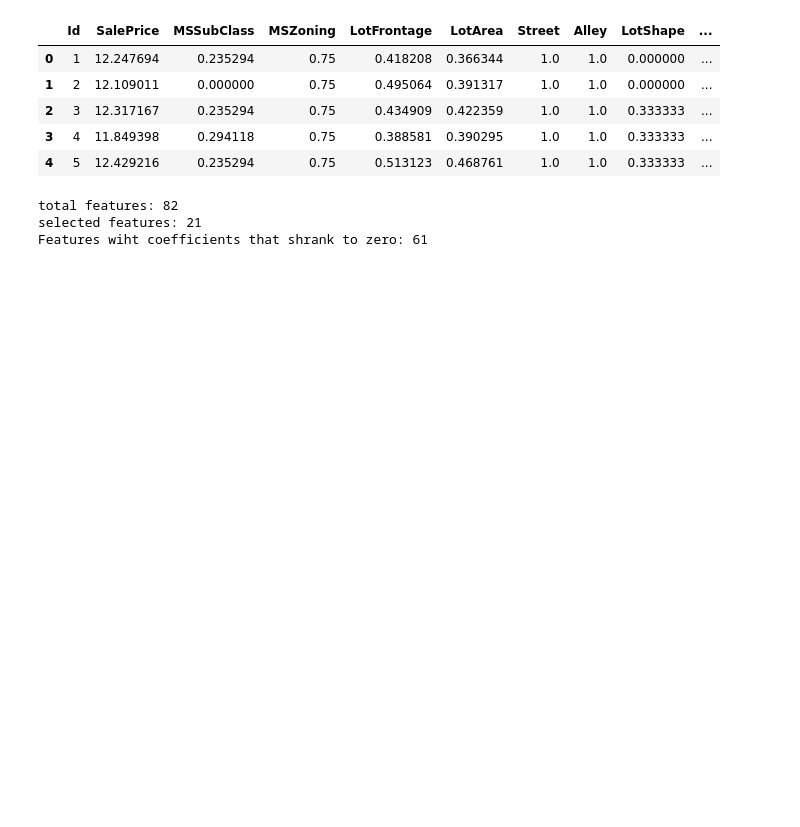
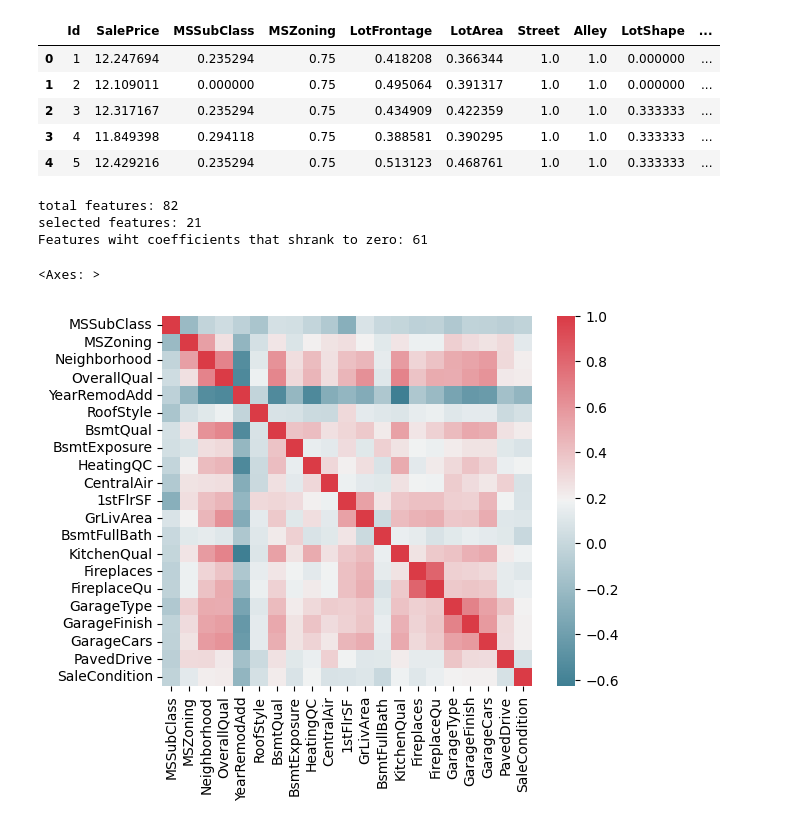
Before and after one commit to MujtabaNasir/advanced_house_prediction, a Jupyter notebook: feature_selection.ipynb, the cells around one changed output. Cells and saved outputs as stored; diff of their text form; code cells hidden in the pictures; blank space fills up the shorter version.

```diff
--- a/feature_selection.ipynb
+++ b/feature_selection.ipynb
@@ -49,6 +49,13 @@ X_train = X_train[selected_feat]
 total features: 82
 selected features: 21
 Features wiht coefficients that shrank to zero: 61
+# %%
+import seaborn as sns
+corr = X_train.corr()
+sns.heatmap(corr,mask=np.zeros_like(corr,dtype=np.bool),cmap=sns.diverging_palette(220, 10, as_cmap=True), square=True)
+# %% [output]
+<Axes: >
+[figure, added]
 # %%
 #Selecting the best Machine Learning Model
 
```
Also changed, not shown: parts of 1 cell of this notebook.
